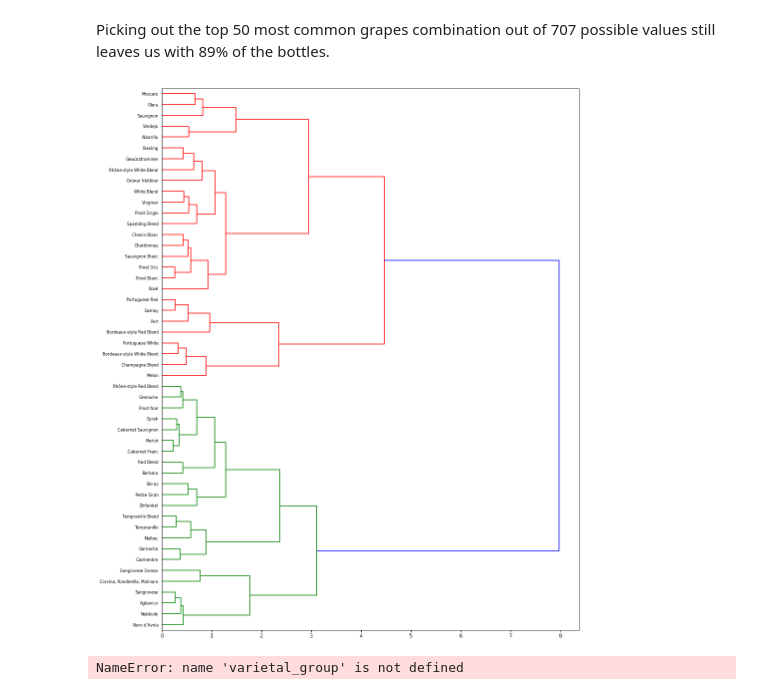
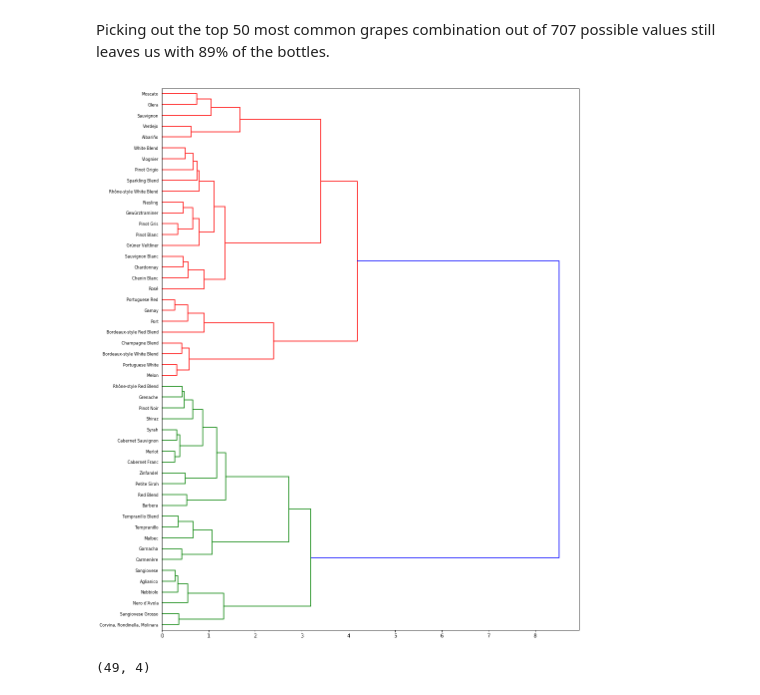
Before and after one commit to nh273/davinci, a Jupyter notebook: Wine/Wines.ipynb, the cells around one changed output. Cells and saved outputs as stored; diff of their text form; code cells hidden in the pictures.

```diff
--- a/Wine/Wines.ipynb
+++ b/Wine/Wines.ipynb
@@ -243,7 +243,8 @@ def clean_tokenizer(text):
     return list(clean_tokens)
 
 tfidf = TfidfVectorizer(lowercase=False, tokenizer=clean_tokenizer, token_pattern=None,
-                        stop_words=None, max_df=0.8)
+                        stop_words=None, max_df=0.7, min_df=10, ngram_range=(1,3))
+# discarding terms that occur > 70% of the time & < 10 times. Using both normal & bigrams
 # %%
 tfidf_matrix = tfidf.fit_transform(varietal_df['description'])
 # %%
@@ -350,11 +351,8 @@ top_tfidf_matrix = tfidf_matrix[top_id]
 # %%
 dist = 1 - cosine_similarity(top_tfidf_matrix)
 linkage_matrix = ward(dist)
 fig, ax = plt.subplots(figsize=(15, 20)) # set size
-ax = dendrogram(linkage_matrix, orientation="right", labels=top_varietals)
+ax = dendrogram(linkage_matrix, orientation="right",
+                labels=top_varietals)
 # %% [output]
-[figure, old version]
+[figure, new version]
-# %%
-varietal_df = varietal_group.agg({'points':'median','price':'median','tokenized_desc':'sum'})
-# %% [output]
-NameError: name 'varietal_group' is not defined
@@ -363,0 +359,4 @@ df['tokenized_desc']=df['tokenized_desc'].apply(lambda x: literal_eval(x))
+# %%
+linkage_matrix.shape
+# %% [output]
+(49, 4)
```
Also changed, not shown: parts of 6 cells of this notebook.
